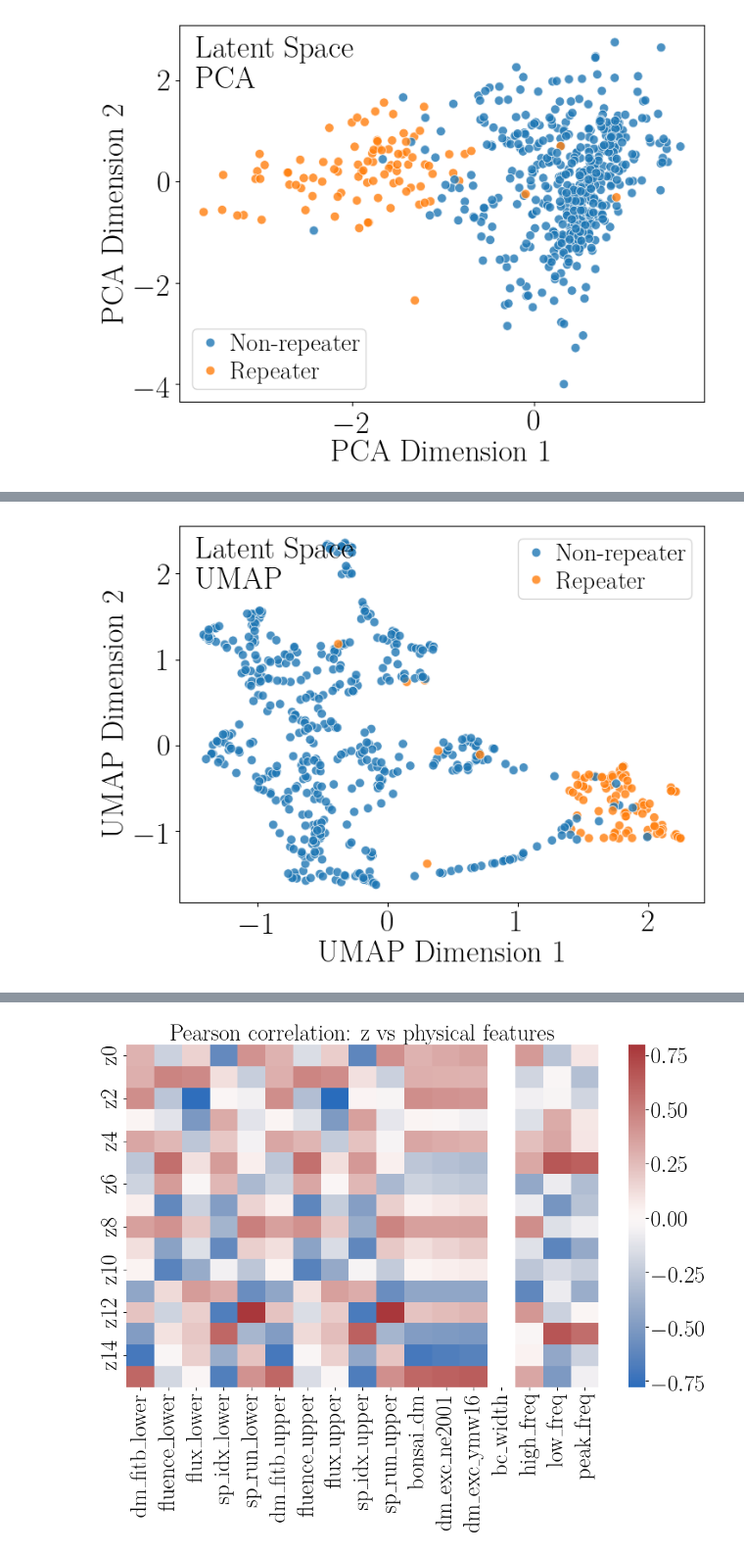
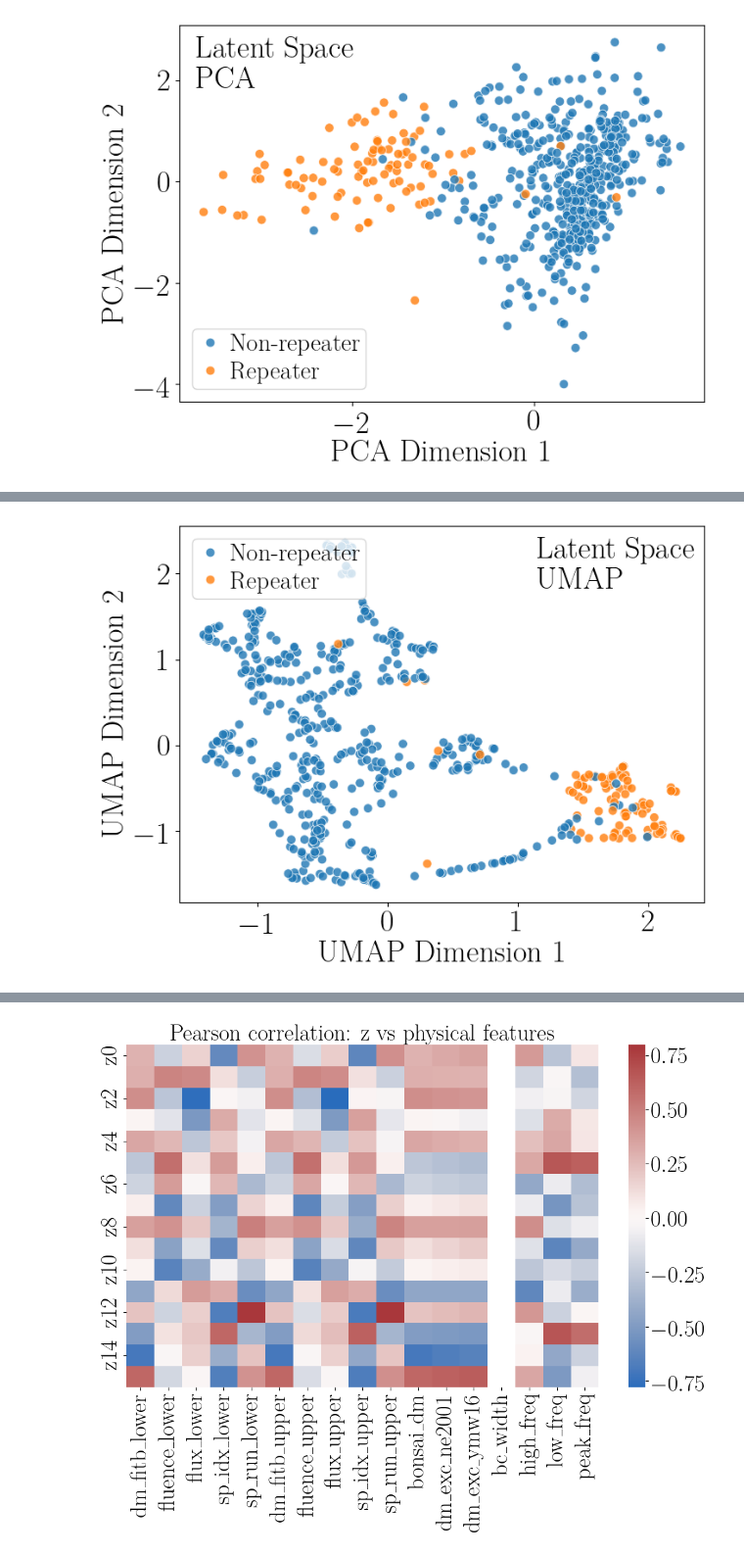
Before and after one commit to rtenacity/frb-analysis, a Jupyter notebook: chime_data/analysis.ipynb, the cells around one changed output, grey strips where cells are left out. Shown at 98% size. Drawn from its saved outputs; the diff is of its cells as text; code cells hidden in the pictures.

```diff
--- a/chime_data/analysis.ipynb
+++ b/chime_data/analysis.ipynb
@@ -996,5 +1019,5 @@ visualize_latent_space_tsne(full_data_latent, full_data_labels_string, palette='
 [figure]
 # %%
-visualize_latent_space_umap(full_data_latent, full_data_labels_string, palette='tab10', file_path='figs/full_dataset', label_pos=(left, top))
+visualize_latent_space_umap(full_data_latent, full_data_labels_string, palette='tab10', file_path='figs/full_dataset', label_pos=(right, top), loc='upper left')
 # %% [output]
-[figure, old version]
+[figure, new version]
```
Also changed, not shown: parts of 15 cells of this notebook, 4 other files.
